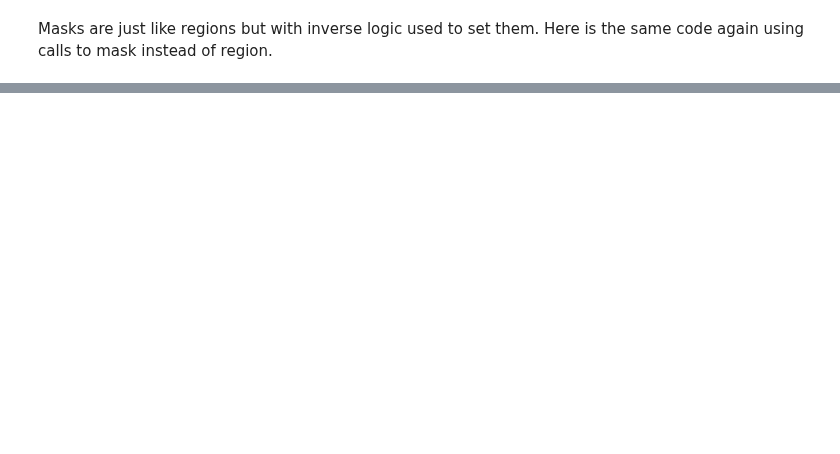
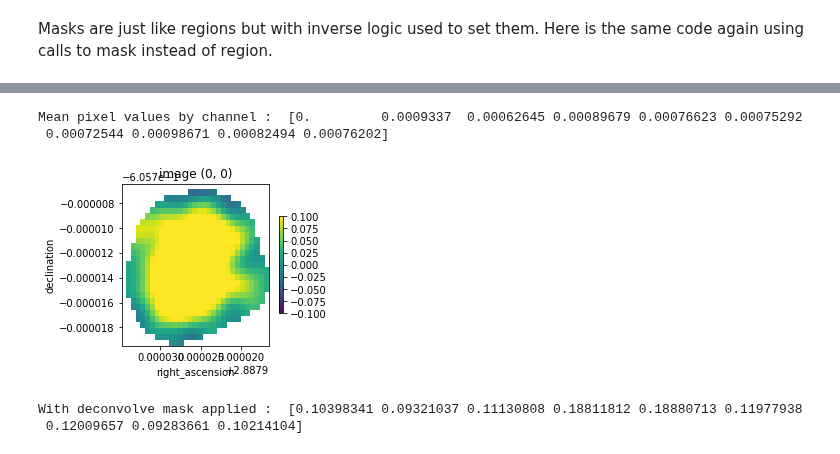
Before and after one commit to casangi/examples, a Jupyter notebook: Image_overview.ipynb, the cells around one changed output, grey strips where cells are left out. Saved outputs shown, nothing was run; the diff lists cells and outputs as text; code cells hidden in the pictures; blank space fills up the shorter version.

```diff
--- a/Image_overview.ipynb
+++ b/Image_overview.ipynb
@@ -251,0 +286,18 @@ preview(image_xds2, 'image', 'mask1', channels=5)
+# %%
+# full image collapse
+image_xds2 = image_xds.mean(dim=['d0','d1'])
+print('Mean pixel values by channel : ', image_xds2.isel(stokes=0).image.values, '\n')
+
+# apply deconvolve region from auto-masking
+image_xds2 = image_xds.where(image_xds.deconvolve, drop=True)
+preview(image_xds2)
+
+# collapse just the region
+image_xds2 = image_xds2.mean(dim=['d0','d1'])
+print('\nWith deconvolve mask applied : ', image_xds2.isel(stokes=0).image.values)
+# %% [output]
+Mean pixel values by channel :  [0.         0.0009337  0.00062645 0.00089679 0.00076623 0.00075292
+ 0.00072544 0.00098671 0.00082494 0.00076202]
+[figure, added]
+With deconvolve mask applied :  [0.10398341 0.09321037 0.11130808 0.18811812 0.18880713 0.11977938
+ 0.12009657 0.09283661 0.10214104]
```
Also changed, not shown: parts of 32 cells of this notebook.
